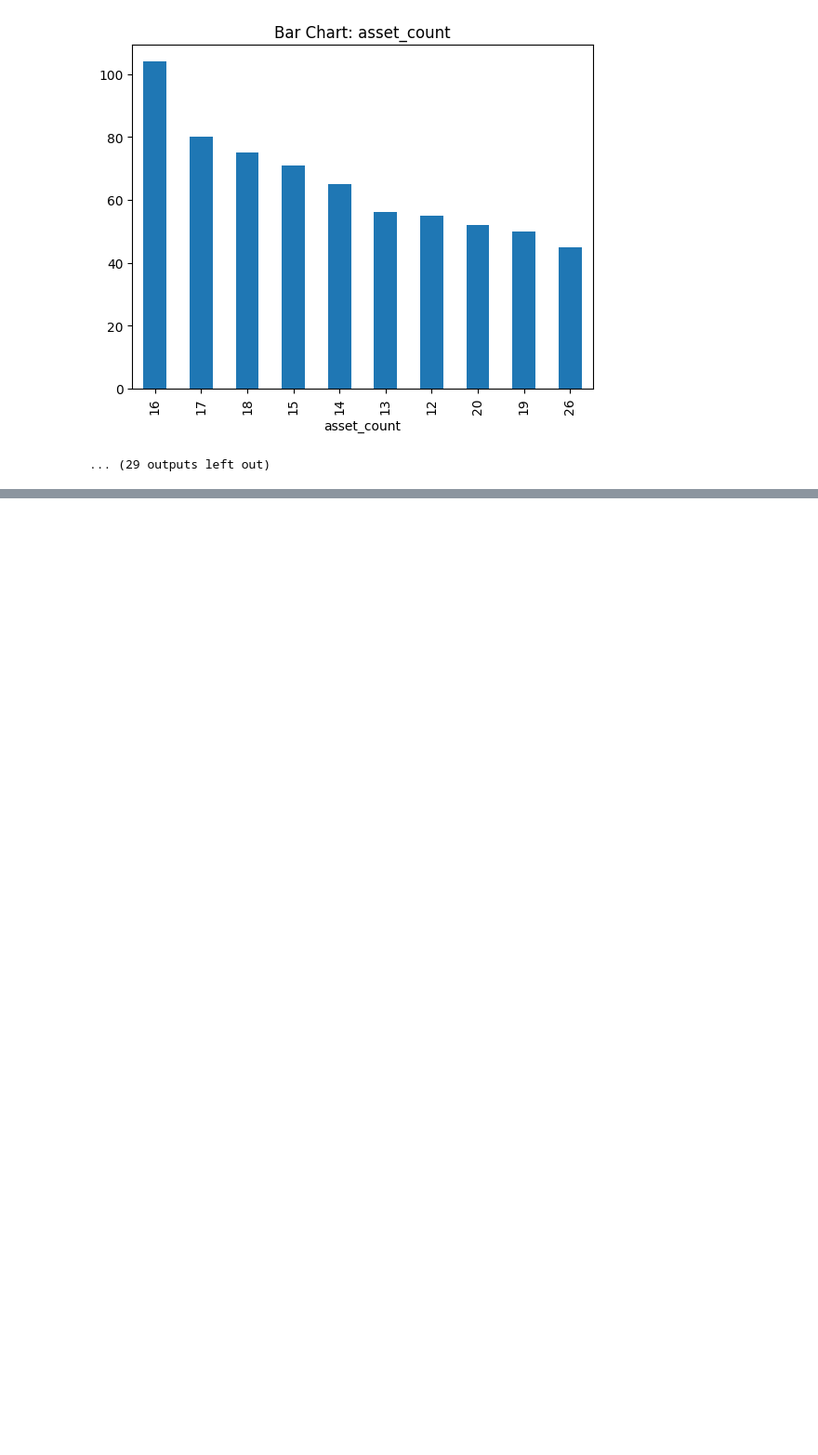
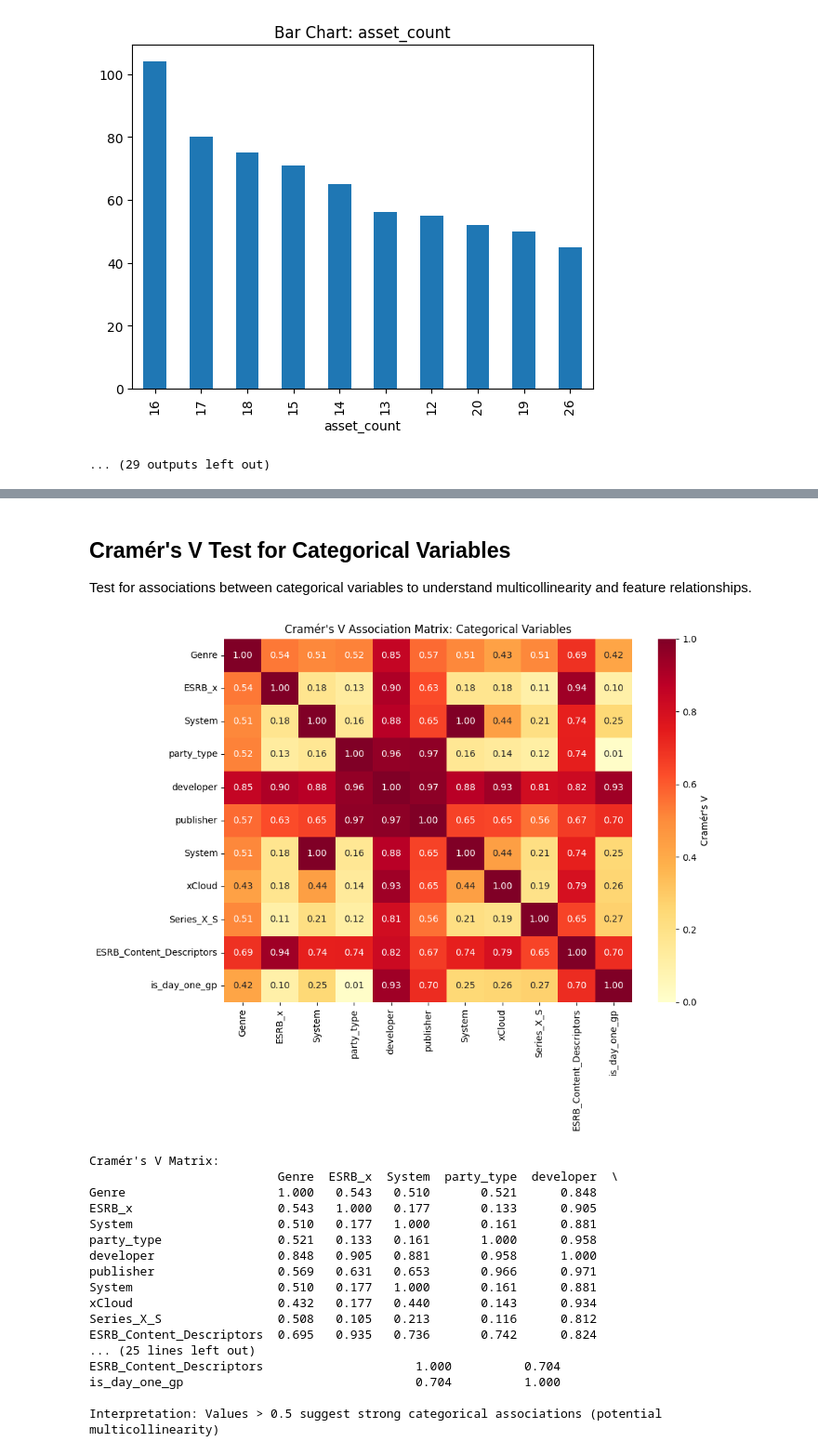
Before and after one commit to Doggo21345/Xbox-ELT-pipeline, a Jupyter notebook: ML/Notebooks/EDA.ipynb, the cells around one changed output, grey strips where cells are left out. Shown at 93% size. Cells and saved outputs as stored; diff of their text form; code cells hidden in the pictures; blank space fills up the shorter version.

```diff
--- a/ML/Notebooks/EDA.ipynb
+++ b/ML/Notebooks/EDA.ipynb
@@ -400,0 +385,9 @@ print(f"Data prepared! Final feature count: {X_prepared.shape[1]}")
+# %%
+from sklearn.model_selection import train_test_split
+
+# Train-Test Split
+X_train, X_test = train_test_split(final_df, test_size=0.2, random_state=42)
+
+print(f"Training set size: {X_train.shape[0]} rows")
+print(f"Test set size: {X_test.shape[0]} rows")
+print(f"Train-Test Split: {len(X_train) / len(final_df):.1%} train / {len(X_test) / len(final_df):.1%} test")
@@ -400,0 +398,70 @@ print(f"Data prepared! Final feature count: {X_prepared.shape[1]}")
+# %% [markdown]
+## Cramér's V Test for Categorical Variables
+
+Test for associations between categorical variables to understand multicollinearity and feature relationships.
+# %%
+import numpy as np
+import pandas as pd
+from scipy.stats import chi2_contingency
+
+def cramers_v(x, y):
+    """
+    Calculate Cramér's V statistic for categorical association.
+    Returns value between 0 and 1, where 0 = no association, 1 = perfect association
+    """
+    confusion_matrix = pd.crosstab(x, y)
+    chi2 = chi2_contingency(confusion_matrix)[0]
+    n = confusion_matrix.sum().sum()
+    min_dim = min(confusion_matrix.shape) - 1
+    return np.sqrt(chi2 / (n * min_dim)) if min_dim > 0 else 0
+
+# Define categorical columns for analysis
+categorical_cols = ['Genre', 'ESRB_x', 'System', 'party_type', 'developer', 'publisher', 'System', 'xCloud', 'Series_X_S','ESRB_Content_Descriptors', 'is_day_one_gp',]
+
+# Calculate Cramér's V matrix for categorical variables
+cramers_v_matrix = pd.DataFrame(np.zeros((len(categorical_cols), len(categorical_cols))),
+                                index=categorical_cols,
+                                columns=categorical_cols)
+
+for i, col1 in enumerate(categorical_cols):
+    for j, col2 in enumerate(categorical_cols):
+        if i == j:
+            cramers_v_matrix.iloc[i, j] = 1.0
+        else:
+            # Clean the data for Cramér's V calculation
+            valid_idx = X_train[[col1, col2]].notna().all(axis=1)
+            cramers_v_matrix.iloc[i, j] = cramers_v(
+                X_train.loc[valid_idx, col1],
+                X_train.loc[valid_idx, col2]
+            )
+
+# Visualize the Cramér's V matrix
+plt.figure(figsize=(10, 8))
+sns.heatmap(cramers_v_matrix, annot=True, fmt='.2f', cmap='YlOrRd',
+            cbar_kws={'label': "Cramér's V"}, vmin=0, vmax=1)
+plt.title("Cramér's V Association Matrix: Categorical Variables")
+plt.tight_layout()
+plt.show()
+
+print("\nCramér's V Matrix:")
+print(cramers_v_matrix.round(3))
+print("\nInterpretation: Values > 0.5 suggest strong categorical associations (potential multicollinearity)")
+# %% [output]
+[figure, added]
+Cramér's V Matrix:
+                          Genre  ESRB_x  System  party_type  developer  \
+Genre                     1.000   0.543   0.510       0.521      0.848
+ESRB_x                    0.543   1.000   0.177       0.133      0.905
+System                    0.510   0.177   1.000       0.161      0.881
+party_type                0.521   0.133   0.161       1.000      0.958
+developer                 0.848   0.905   0.881       0.958      1.000
+publisher                 0.569   0.631   0.653       0.966      0.971
+System                    0.510   0.177   1.000       0.161      0.881
+xCloud                    0.432   0.177   0.440       0.143      0.934
+Series_X_S                0.508   0.105   0.213       0.116      0.812
+ESRB_Content_Descriptors  0.695   0.935   0.736       0.742      0.824
+... (25 lines left out)
+ESRB_Content_Descriptors                     1.000          0.704
+is_day_one_gp                                0.704          1.000
+
+Interpretation: Values > 0.5 suggest strong categorical associations (potential multicollinearity)
```
Also changed, not shown: parts of 32 cells of this notebook.
